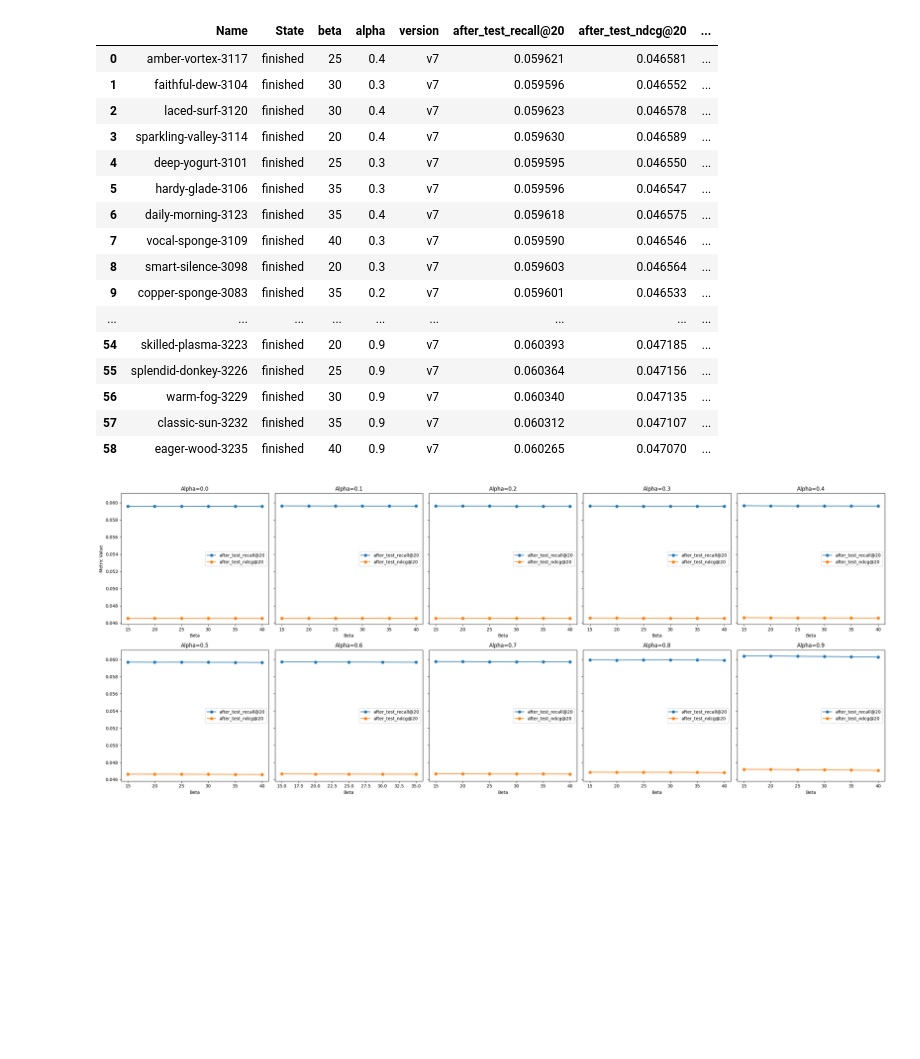
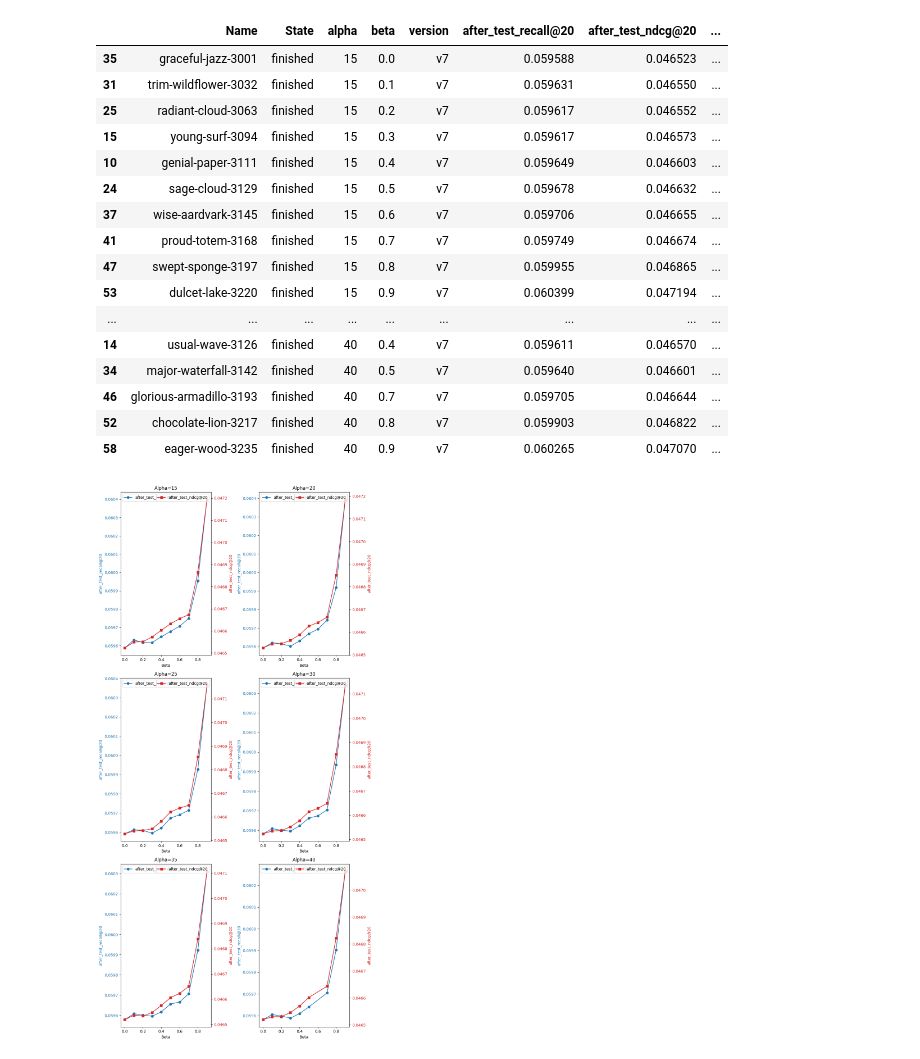
Before and after one commit to standuplee/dslab_unlearning, a Jupyter notebook: Ablation/analysis/hyper_study.ipynb, the cells around one changed output. Cells and saved outputs as stored; diff of their text form; code cells hidden in the pictures; blank space fills up the shorter version.

Commit message:
Fix : graph1

```diff
--- a/Ablation/analysis/hyper_study.ipynb
+++ b/Ablation/analysis/hyper_study.ipynb
@@ -2,46 +2,55 @@
 import pandas as pd
 
 df = pd.read_csv('../results/Hyperparams.csv')
+df = df.sort_values(['alpha', 'beta'], ascending=[True, True])
 display(df)
 # %% [output]
-|  | Name | State | beta | alpha | version | after_test_recall@20 | after_test_ndcg@20 | ... |
-| 0 | amber-vortex-3117 | finished | 25 | 0.4 | v7 | 0.059621 | 0.046581 | ... |
-| 1 | faithful-dew-3104 | finished | 30 | 0.3 | v7 | 0.059596 | 0.046552 | ... |
-| 2 | laced-surf-3120 | finished | 30 | 0.4 | v7 | 0.059623 | 0.046578 | ... |
-| 3 | sparkling-valley-3114 | finished | 20 | 0.4 | v7 | 0.059630 | 0.046589 | ... |
-| 4 | deep-yogurt-3101 | finished | 25 | 0.3 | v7 | 0.059595 | 0.046550 | ... |
-| 5 | hardy-glade-3106 | finished | 35 | 0.3 | v7 | 0.059596 | 0.046547 | ... |
-| 6 | daily-morning-3123 | finished | 35 | 0.4 | v7 | 0.059618 | 0.046575 | ... |
-| 7 | vocal-sponge-3109 | finished | 40 | 0.3 | v7 | 0.059590 | 0.046546 | ... |
-| 8 | smart-silence-3098 | finished | 20 | 0.3 | v7 | 0.059603 | 0.046564 | ... |
-| 9 | copper-sponge-3083 | finished | 35 | 0.2 | v7 | 0.059601 | 0.046533 | ... |
+|  | Name | State | alpha | beta | version | after_test_recall@20 | after_test_ndcg@20 | ... |
+| 35 | graceful-jazz-3001 | finished | 15 | 0.0 | v7 | 0.059588 | 0.046523 | ... |
+| 31 | trim-wildflower-3032 | finished | 15 | 0.1 | v7 | 0.059631 | 0.046550 | ... |
+| 25 | radiant-cloud-3063 | finished | 15 | 0.2 | v7 | 0.059617 | 0.046552 | ... |
+| 15 | young-surf-3094 | finished | 15 | 0.3 | v7 | 0.059617 | 0.046573 | ... |
+| 10 | genial-paper-3111 | finished | 15 | 0.4 | v7 | 0.059649 | 0.046603 | ... |
+| 24 | sage-cloud-3129 | finished | 15 | 0.5 | v7 | 0.059678 | 0.046632 | ... |
+| 37 | wise-aardvark-3145 | finished | 15 | 0.6 | v7 | 0.059706 | 0.046655 | ... |
+| 41 | proud-totem-3168 | finished | 15 | 0.7 | v7 | 0.059749 | 0.046674 | ... |
+| 47 | swept-sponge-3197 | finished | 15 | 0.8 | v7 | 0.059955 | 0.046865 | ... |
+| 53 | dulcet-lake-3220 | finished | 15 | 0.9 | v7 | 0.060399 | 0.047194 | ... |
 | ... | ... | ... | ... | ... | ... | ... | ... | ... |
-| 54 | skilled-plasma-3223 | finished | 20 | 0.9 | v7 | 0.060393 | 0.047185 | ... |
-| 55 | splendid-donkey-3226 | finished | 25 | 0.9 | v7 | 0.060364 | 0.047156 | ... |
-| 56 | warm-fog-3229 | finished | 30 | 0.9 | v7 | 0.060340 | 0.047135 | ... |
-| 57 | classic-sun-3232 | finished | 35 | 0.9 | v7 | 0.060312 | 0.047107 | ... |
+| 14 | usual-wave-3126 | finished | 40 | 0.4 | v7 | 0.059611 | 0.046570 | ... |
+| 34 | major-waterfall-3142 | finished | 40 | 0.5 | v7 | 0.059640 | 0.046601 | ... |
+| 46 | glorious-armadillo-3193 | finished | 40 | 0.7 | v7 | 0.059705 | 0.046644 | ... |
+| 52 | chocolate-lion-3217 | finished | 40 | 0.8 | v7 | 0.059903 | 0.046822 | ... |
 | 58 | eager-wood-3235 | finished | 40 | 0.9 | v7 | 0.060265 | 0.047070 | ... |
 # %%
-# alpha별로 beta 변화에 따른 recall, ndcg 시각화 (x축: beta, y축: metric)
+# alpha별로 beta 변화에 따른 recall, ndcg 시각화 (좌우 y축)
 import matplotlib.pyplot as plt
 metrics = ['after_test_recall@20', 'after_test_ndcg@20']  # 필요한 열 이름으로 수정
 unique_alphas = sorted(df['alpha'].unique())
-fig, axes = plt.subplots(2, 5, figsize=(25, 10), sharey=True)
+fig, axes = plt.subplots(3, 2, figsize=(10, 20), sharey=False)
 axes = axes.flatten()
 for idx, alpha in enumerate(unique_alphas):
     subset = df[df['alpha'] == alpha]
     if 'beta' in subset.columns:
         unique_betas = sorted(subset['beta'].unique())
-        for metric in metrics:
-            axes[idx].plot(unique_betas, [subset[subset['beta']==b][metric].mean() for b in unique_betas], marker='o', label=metric)
-        axes[idx].set_title(f'Alpha={alpha}')
-        axes[idx].set_xlabel('Beta')
-        axes[idx].legend()
-axes[0].set_ylabel('Metric Value')
+        ax1 = axes[idx]
+        ax2 = ax1.twinx()
+        # 왼쪽 y축: recall
+        ax1.plot(unique_betas, [subset[subset['beta']==b][metrics[0]].mean() for b in unique_betas], marker='o', color='tab:blue', label=metrics[0])
+        ax1.set_ylabel(metrics[0], color='tab:blue')
+        ax1.tick_params(axis='y', labelcolor='tab:blue')
+        # 오른쪽 y축: ndcg
+        ax2.plot(unique_betas, [subset[subset['beta']==b][metrics[1]].mean() for b in unique_betas], marker='s', color='tab:red', label=metrics[1])
+        ax2.set_ylabel(metrics[1], color='tab:red')
+        ax2.tick_params(axis='y', labelcolor='tab:red')
+        ax1.set_title(f'Alpha={alpha}')
+        ax1.set_xlabel('Beta')
+        ax1.legend([metrics[0]], loc='upper left')
+        ax2.legend([metrics[1]], loc='upper right')
 plt.tight_layout()
 plt.show()
 # %% [output]
-[figure, old version]
+[figure, new version]
 # %%
 # alpha별로 beta 변화에 따른 두 metric을 좌우 y축으로 비교 시각화
 import matplotlib.pyplot as plt
```
Also changed, not shown: parts of 2 cells of this notebook.
